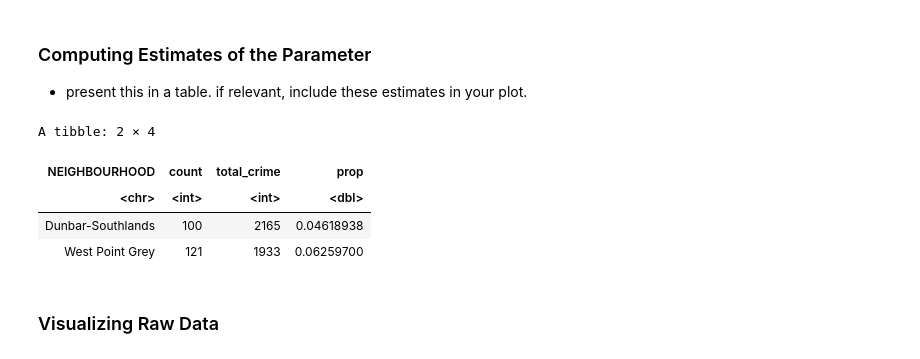
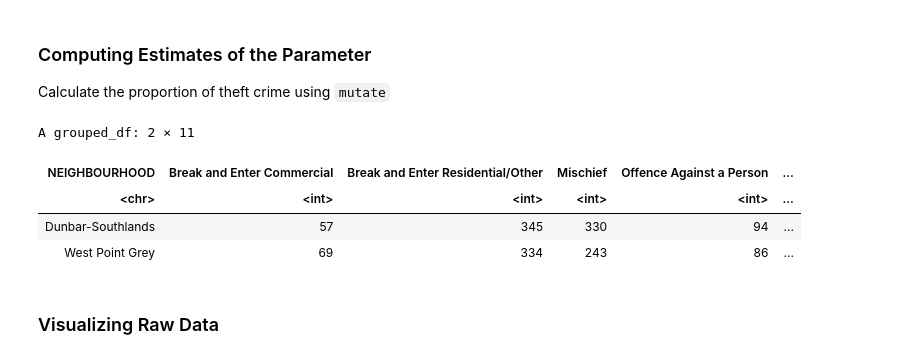
Before and after one commit to fankayii/STAT201_34, a Jupyter notebook: project.ipynb, the cells around one changed output. Saved outputs shown, nothing was run; the diff lists cells and outputs as text; code cells hidden in the pictures.

```diff
--- a/project.ipynb
+++ b/project.ipynb
@@ -52,7 +50,7 @@ The goal of this step is to remove unnecessary columns and NA rows.
 # %%
 crime_recent_5_years <- crime %>%
-    filter(YEAR>=2018 & YEAR<=2022)%>%
-    filter(NEIGHBOURHOOD %in% c("West Point Grey","Dunbar-Southlands"))%>%
-    select(TYPE,NEIGHBOURHOOD)
+    filter(YEAR>=2018 & YEAR<=2022) %>%
+    filter(NEIGHBOURHOOD %in% c("West Point Grey","Dunbar-Southlands")) %>%
+    select(TYPE,NEIGHBOURHOOD, YEAR)
 head(crime_recent_5_years)
 # %% [output]
@@ -72,0 +68,7 @@ head(bicycle_theft)
+# %%
+crime_type_tidy <- crime_recent_5_years %>%
+    group_by(NEIGHBOURHOOD, TYPE) %>%
+    summarize(count = n()) %>%
+    pivot_wider(names_from = TYPE,
+                values_from = count)
+head(crime_type_tidy)
@@ -72,0 +85,7 @@ head(bicycle_theft)
+# %%
+crime_tidy_theft <- crime_type_tidy %>%
+    mutate(Theft = `Other Theft` + `Theft from Vehicle` + `Theft of Bicycle` + `Theft of Vehicle`) %>%
+    select(NEIGHBOURHOOD, `Break and Enter Commercial`, `Break and Enter Residential/Other`, `Mischief`,
+           `Offence Against a Person`, `Vehicle Collision or Pedestrian Struck (with Fatality)`,
+           `Vehicle Collision or Pedestrian Struck (with Injury)`, `Homicide`, `Theft`)
+crime_tidy_theft
@@ -73,5 +100,7 @@ head(bicycle_theft)
 # %%
-total_crime <- crime_recent_5_years%>%
-    group_by(NEIGHBOURHOOD)%>%
-    summarise(count=n())
+total_crime <- crime_tidy_theft %>%
+    replace(is.na(crime_tidy_theft), 0) %>%
+    mutate(total_crime = sum(`Break and Enter Commercial`, `Break and Enter Residential/Other`, `Mischief`,
+           `Offence Against a Person`,`Vehicle Collision or Pedestrian Struck (with Fatality)`,
+           `Vehicle Collision or Pedestrian Struck (with Injury)`, `Homicide`, `Theft`))
 total_crime
@@ -78,20 +113,17 @@ total_crime
 # %% [markdown]
 ### Computing Estimates of the Parameter
-- present this in a table. if relevant, include these estimates in your plot.
+Calculate the proportion of theft crime using `mutate`
 # %%
-summary <- bicycle_theft %>%
-    group_by(NEIGHBOURHOOD)%>%
-    summarise(count=n())%>%
-    mutate(total_crime=total_crime$count)%>%
-    mutate(prop=count/total_crime)
+summary <- total_crime %>%
+    mutate(prop = Theft / total_crime)
 
 summary
 # %% [output]
-A tibble: 2 × 4
+A grouped_df: 2 × 11
-| NEIGHBOURHOOD | count | total_crime | prop |
-| <chr> | <int> | <int> | <dbl> |
-| Dunbar-Southlands | 100 | 2165 | 0.04618938 |
-| West Point Grey | 121 | 1933 | 0.06259700 |
+| NEIGHBOURHOOD | Break and Enter Commercial | Break and Enter Residential/Other | Mischief | Offence Against a Person | ... |
+| <chr> | <int> | <int> | <int> | <int> | ... |
+| Dunbar-Southlands | 57 | 345 | 330 | 94 | ... |
+| West Point Grey | 69 | 334 | 243 | 86 | ... |
 # %% [markdown]
 ### Visualizing Raw Data
 # %%
```
Also changed, not shown: parts of 20 cells of this notebook.
